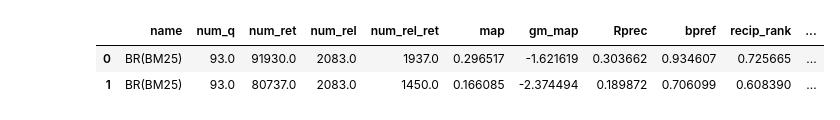
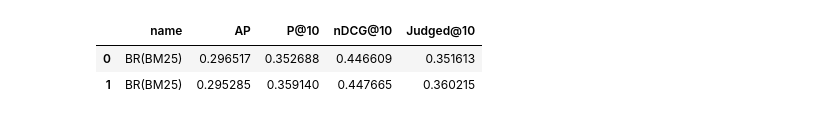
Before and after one commit to terrierteam/pyterrier_doc2query, a Jupyter notebook: pyterrier_doc2query_vaswani.ipynb, the cells around one changed output. Cells and saved outputs as stored; diff of their text form; code cells hidden in the pictures.

```diff
--- a/pyterrier_doc2query_vaswani.ipynb
+++ b/pyterrier_doc2query_vaswani.ipynb
@@ -55,5 +26,5 @@ doc2query.transform(df)
 # %%
 dataset = pt.get_dataset("irds:vaswani")
 index_loc = "./index_path"
-indexer = doc2query >> pt.IterDictIndexer(index_loc)
+indexer = Doc2Query(append=True, batch_size=20, num_samples=10) >> pt.IterDictIndexer(index_loc)
 indexref = indexer.index(dataset.get_corpus_iter())
@@ -66,10 +31,11 @@ indexref = indexer.index(dataset.get_corpus_iter())
 # %%
+from pyterrier.measures import *
 pt.Experiment([
-  pt.BatchRetrieve(pt.get_dataset("vaswani").get_index(), wmodel="BM25"),
-  pt.BatchRetrieve(indexref, wmodel="BM25"),
+    pt.BatchRetrieve.from_dataset('vaswani', wmodel="BM25"),
+    pt.BatchRetrieve(indexref, wmodel="BM25"),
   ],
   dataset.get_topics(),
   dataset.get_qrels(),
-  eval_metrics=["official"]
+  eval_metrics=[MAP, P@10, nDCG@10, Judged@10]
 )
 # %% [output]
@@ -77,3 +42,3 @@ Downloading vaswani index to /root/.pyterrier/corpora/vaswani/index
-|  | name | num_q | num_ret | num_rel | num_rel_ret | map | gm_map | Rprec | bpref | recip_rank | ... |
-| 0 | BR(BM25) | 93.0 | 91930.0 | 2083.0 | 1937.0 | 0.296517 | -1.621619 | 0.303662 | 0.934607 | 0.725665 | ... |
-| 1 | BR(BM25) | 93.0 | 80737.0 | 2083.0 | 1450.0 | 0.166085 | -2.374494 | 0.189872 | 0.706099 | 0.608390 | ... |
+|  | name | AP | P@10 | nDCG@10 | Judged@10 |
+| 0 | BR(BM25) | 0.296517 | 0.352688 | 0.446609 | 0.351613 |
+| 1 | BR(BM25) | 0.295285 | 0.359140 | 0.447665 | 0.360215 |
```
Also changed, not shown: parts of 9 cells of this notebook, 1 other file.
